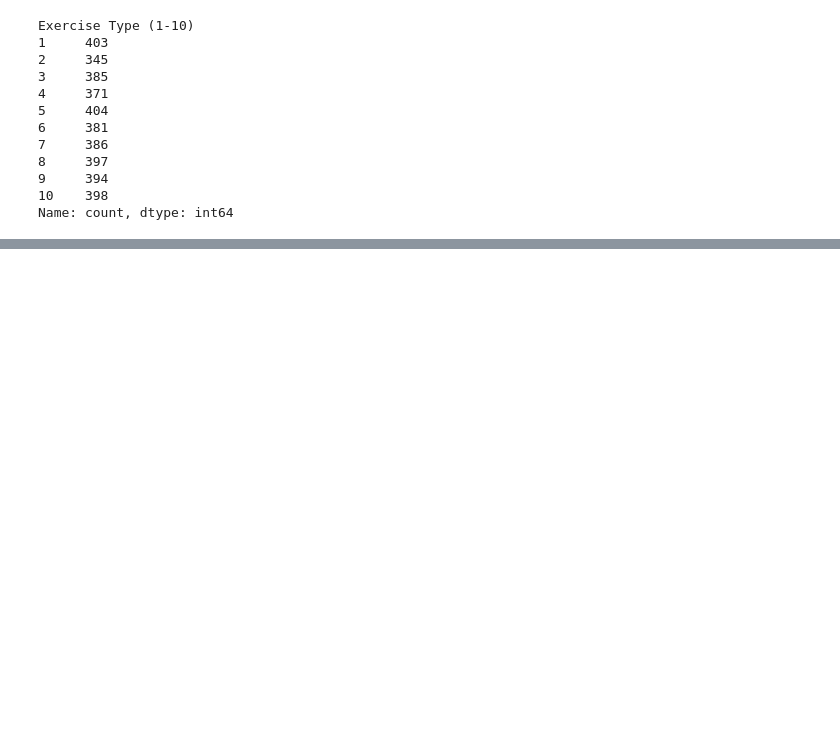
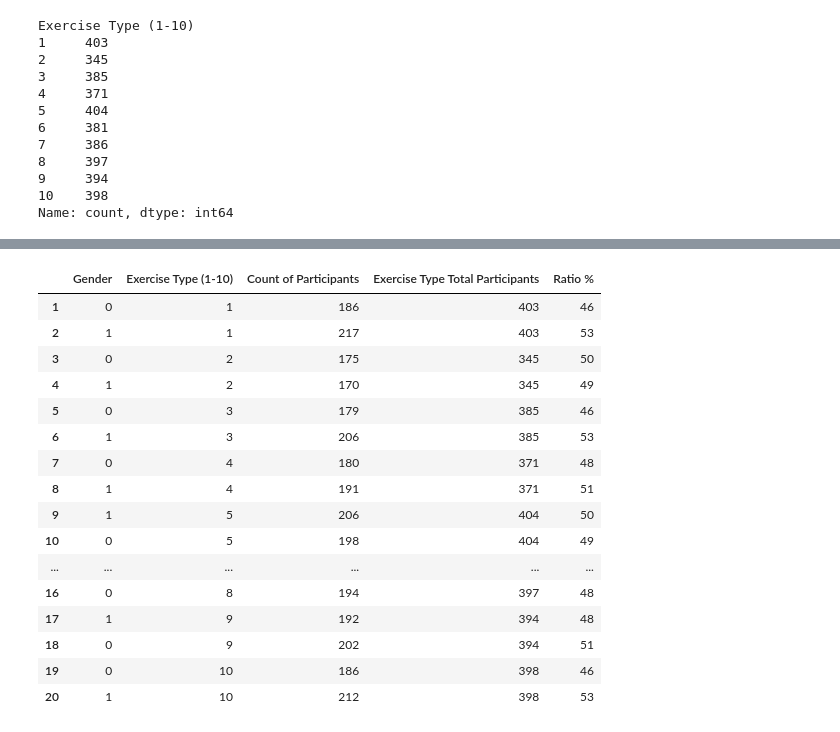
Before and after one commit to Zoouri/Project-3---Group-3, a Jupyter notebook: main_codes.ipynb, the cells around one changed output, grey strips where cells are left out. Cells and saved outputs as stored; diff of their text form; code cells hidden in the pictures; blank space fills up the shorter version.

```diff
--- a/main_codes.ipynb
+++ b/main_codes.ipynb
@@ -440,3 +445,11 @@ exercise_count_per_gender_sorted
 | 8 | 0 | 9 | 202 |
 | 9 | 0 | 10 | 186 |
 | 19 | 1 | 10 | 212 |
+# %%
+# Create a dictionary mapping each exercise type to its corresponding total count
+exercise_type_total_count_dict = exercise_type_counts.to_dict()
+
+# Add a new column 'Exercise Type Total Participants'
+exercise_count_per_gender_sorted['Exercise Type Total Participants'] = exercise_count_per_gender_sorted['Exercise Type (1-10)'].map(exercise_type_total_count_dict)
+
+exercise_count_per_gender_sorted
@@ -442,0 +474,5 @@ exercise_count_per_gender_sorted
+# %%
+#Reseting the index and starting from 1
+exercise_count_per_gender_sorted.reset_index(drop=True, inplace=True)
+exercise_count_per_gender_sorted.index += 1
+exercise_count_per_gender_sorted
@@ -442,0 +497,22 @@ exercise_count_per_gender_sorted
+# %%
+#Adding a new column to show ratio of each gender for the participants of each exercise type
+exercise_count_per_gender_sorted['Ratio %'] = exercise_count_per_gender_sorted['Count of Participants'] * 100 / exercise_count_per_gender_sorted['Exercise Type Total Participants']
+exercise_count_per_gender_sorted.astype(int)
+# %% [output]
+|  | Gender | Exercise Type (1-10) | Count of Participants | Exercise Type Total Participants | Ratio % |
+| 1 | 0 | 1 | 186 | 403 | 46 |
+| 2 | 1 | 1 | 217 | 403 | 53 |
+| 3 | 0 | 2 | 175 | 345 | 50 |
+| 4 | 1 | 2 | 170 | 345 | 49 |
+| 5 | 0 | 3 | 179 | 385 | 46 |
+| 6 | 1 | 3 | 206 | 385 | 53 |
+| 7 | 0 | 4 | 180 | 371 | 48 |
+| 8 | 1 | 4 | 191 | 371 | 51 |
+| 9 | 1 | 5 | 206 | 404 | 50 |
+| 10 | 0 | 5 | 198 | 404 | 49 |
+| ... | ... | ... | ... | ... | ... |
+| 16 | 0 | 8 | 194 | 397 | 48 |
+| 17 | 1 | 9 | 192 | 394 | 48 |
+| 18 | 0 | 9 | 202 | 394 | 51 |
+| 19 | 0 | 10 | 186 | 398 | 46 |
+| 20 | 1 | 10 | 212 | 398 | 53 |
```
Also changed, not shown: parts of 13 cells of this notebook, 4 other files.
